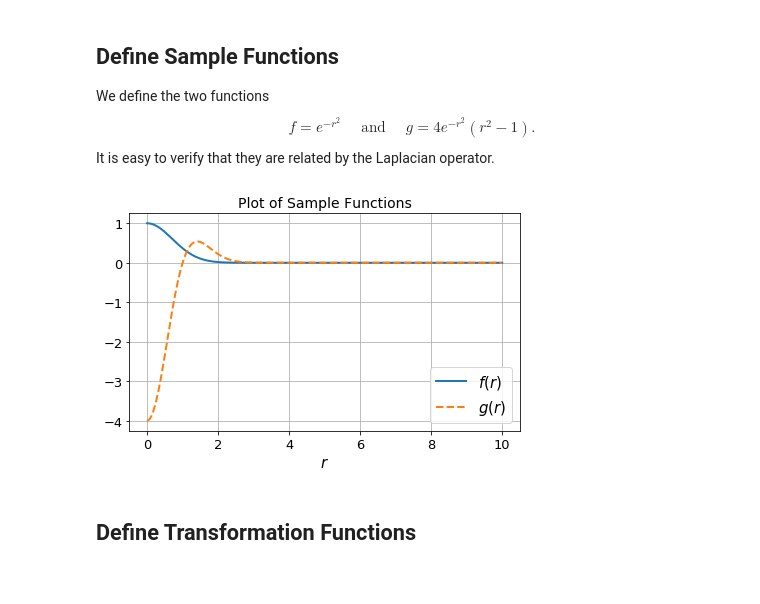
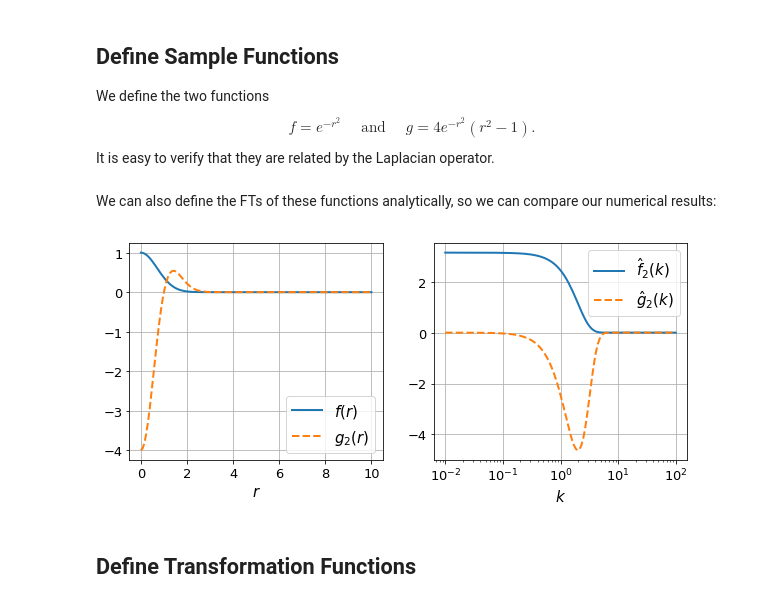
Before and after one commit to steven-murray/hankel, a Jupyter notebook: docs/demos/paper_plots.ipynb, the cells around one changed output. Saved outputs shown, nothing was run; the diff lists cells and outputs as text; code cells hidden in the pictures.

```diff
--- a/docs/demos/paper_plots.ipynb
+++ b/docs/demos/paper_plots.ipynb
@@ -71,22 +71,36 @@ f = lambda r: np.exp(-r**2)
 # Define Laplacian Gaussian function
 
 g = lambda r: 4.0*np.exp(-r**2)*(r**2 - 1.0)
+# %% [markdown]
+We can also define the FTs of these functions analytically, so we can compare our numerical results:
+# %%
+fhat = lambda x : np.pi*np.exp(-x**2/4.)
+ghat = lambda x : -x**2*fhat(x)
 # %%
 # Make a plot of the sample functions
 
-plt.figure(figsize=(7,4))
+fig, ax = plt.subplots(1,2,figsize=(10,4))
 r = np.linspace(0,10,128)
-plt.plot(r, f(r), label=r"$f(r)$")
-plt.plot(r, g(r), label=r'$g(r)$', ls="--")
-plt.legend()
-plt.xlabel(r"$r$")
-plt.grid(True)
-plt.title("Plot of Sample Functions")
+ax[0].plot(r, f(r), label=r"$f(r)$")
+ax[0].plot(r, g(r), label=r'$g_2(r)$', ls="--")
+ax[0].legend()
+ax[0].set_xlabel(r"$r$")
+ax[0].grid(True)
+
+k = np.logspace(-2,2,128)
+ax[1].plot(k, fhat(k), label=r"$\hat{f}_2(k)$")
+ax[1].plot(k, ghat(k), label=r'$\hat{g}_2(k)$', ls="--")
+ax[1].legend()
+ax[1].set_xlabel(r"$k$")
+ax[1].grid(True)
+ax[1].set_xscale('log')
+#plt.suptitle("Plot of Sample Functions")
+
 
 if prefix:
     plt.savefig(path.join(prefix,"sample_function.pdf"))
 # %% [output]
-[figure, old version]
+[figure, new version]
 # %% [markdown]
 ## Define Transformation Functions
 # %%
```
Also changed, not shown: parts of 21 cells of this notebook, 2 other files.
